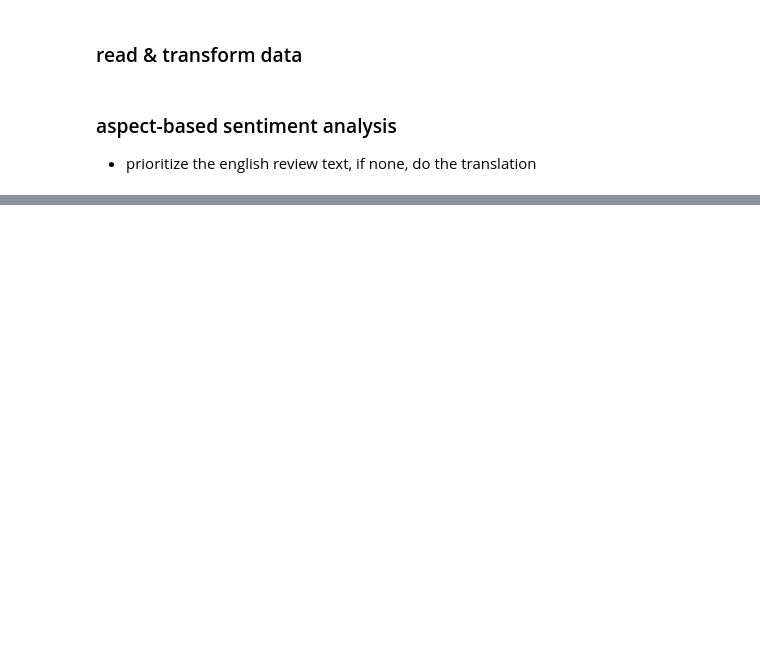
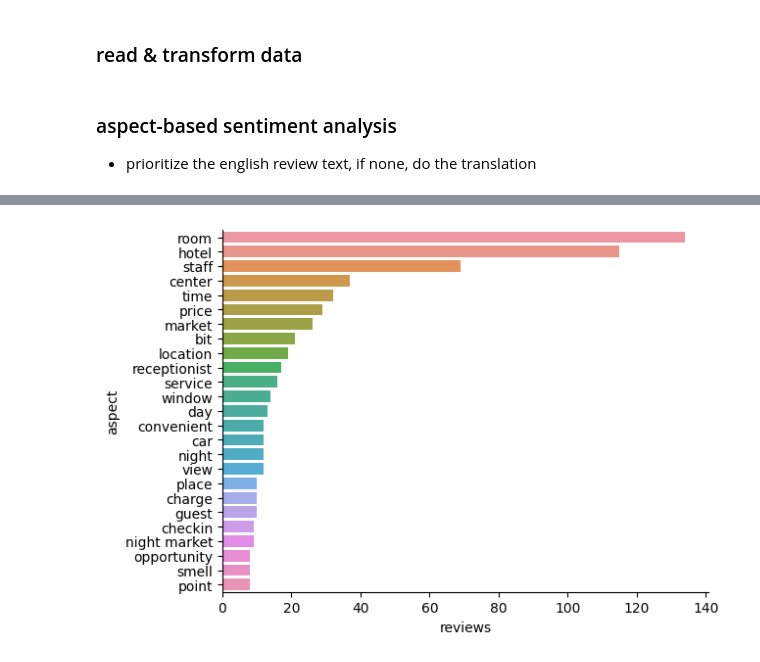
Before and after one commit to dinhgiangltk/analysis-projects, a Jupyter notebook: sentiment_analysis/case_hotel_reviews.ipynb, the cells around one changed output, grey strips where cells are left out. Saved outputs shown, nothing was run; the diff lists cells and outputs as text; code cells hidden in the pictures; blank space fills up the shorter version.

```diff
--- a/sentiment_analysis/case_hotel_reviews.ipynb
+++ b/sentiment_analysis/case_hotel_reviews.ipynb
@@ -120,0 +111,10 @@ Name: aspect, dtype: int64
+# %%
+# show top 25 of the most mentioned aspects
+ax = plt.subplot(111)
+sns.barplot(data=df_output.groupby('clean_aspect', as_index=False)['reviewId'].count().sort_values('reviewId', ascending=False).head(25), x='reviewId', y='clean_aspect', ax=ax)
+
+ax.set_ylabel('aspect')
+ax.set_xlabel('reviews')
+ax.spines[['top','right']].set_visible(False)
+# %% [output]
+[figure, added]
```
Also changed, not shown: parts of 14 cells of this notebook, 5 other files.
